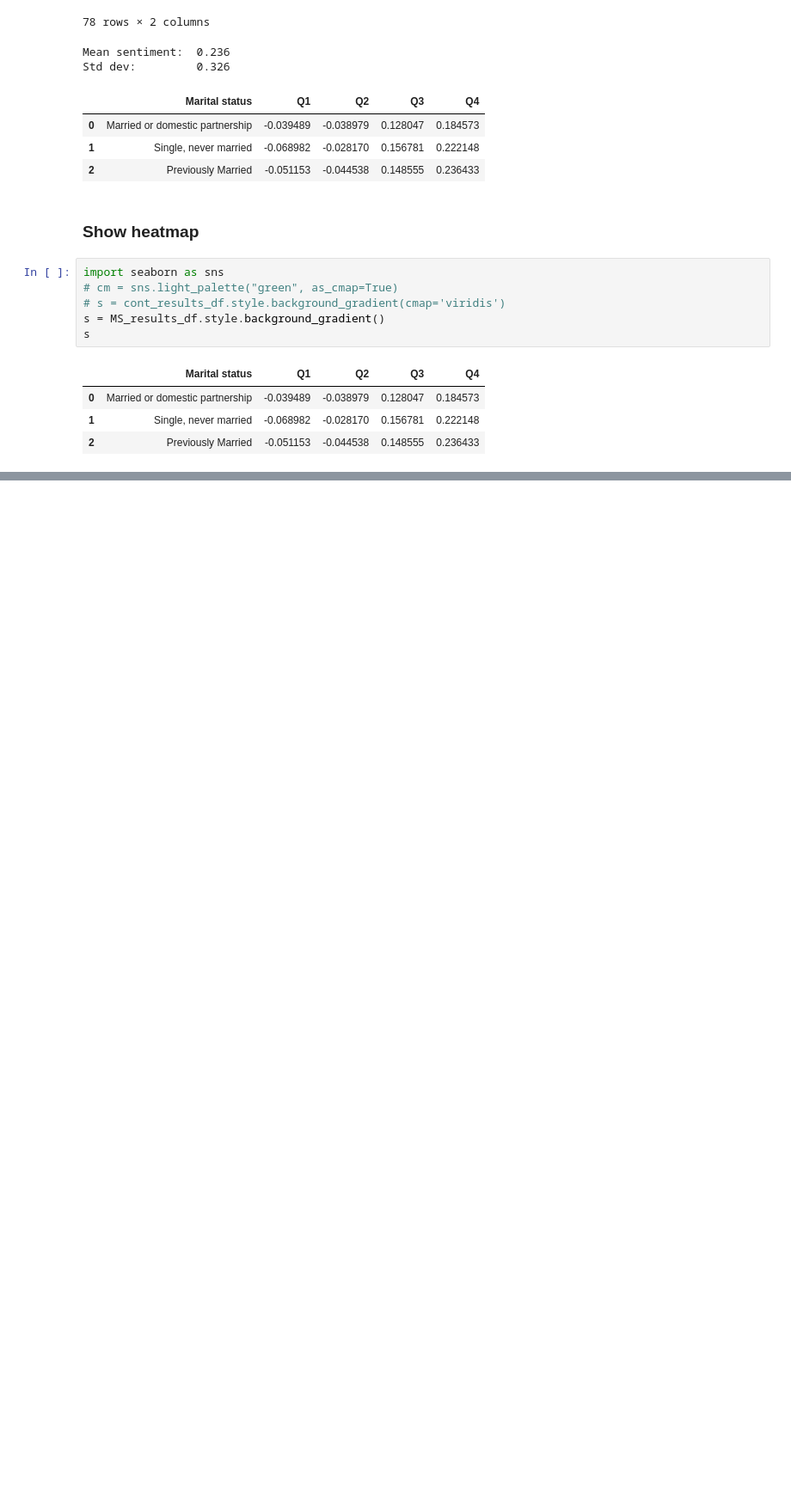
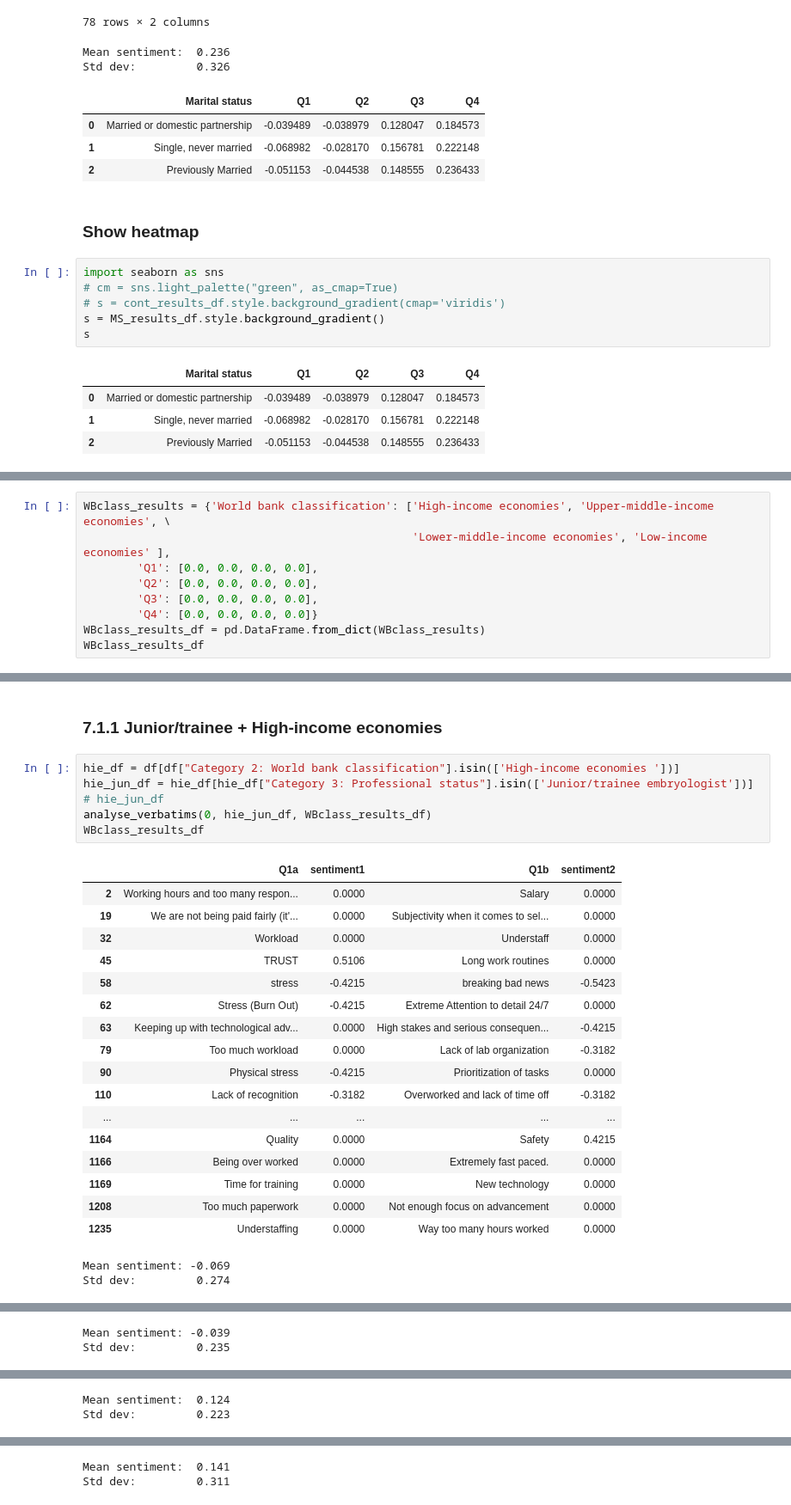
Before and after one commit to tgr2uk/surveyAnalysis, a Jupyter notebook: 4. Cohort analysis.ipynb, the cells around one changed output, grey strips where cells are left out. Shown at 86% size. Drawn from its saved outputs; the diff is of its cells as text; blank space fills up the shorter version.

```diff
--- a/4. Cohort analysis.ipynb
+++ b/4. Cohort analysis.ipynb
@@ -2067,0 +2071,9 @@ s
+# %%
+WBclass_results = {'World bank classification': ['High-income economies', 'Upper-middle-income economies', \
+                                                 'Lower-middle-income economies', 'Low-income economies' ],
+        'Q1': [0.0, 0.0, 0.0, 0.0],
+        'Q2': [0.0, 0.0, 0.0, 0.0],
+        'Q3': [0.0, 0.0, 0.0, 0.0],
+        'Q4': [0.0, 0.0, 0.0, 0.0]}
+WBclass_results_df = pd.DataFrame.from_dict(WBclass_results)
+WBclass_results_df
@@ -2067,0 +2086,28 @@ s
+# %% [markdown]
+### 7.1.1 Junior/trainee + High-income economies
+# %%
+hie_df = df[df["Category 2: World bank classification"].isin(['High-income economies '])]
+hie_jun_df = hie_df[hie_df["Category 3: Professional status"].isin(['Junior/trainee embryologist'])]
+# hie_jun_df
+analyse_verbatims(0, hie_jun_df, WBclass_results_df)
+WBclass_results_df
+# %% [output]
+|  | Q1a | sentiment1 | Q1b | sentiment2 |
+| 2 | Working hours and too many respon... | 0.0000 | Salary | 0.0000 |
+| 19 | We are not being paid fairly (it'... | 0.0000 | Subjectivity when it comes to sel... | 0.0000 |
+| 32 | Workload | 0.0000 | Understaff | 0.0000 |
+| 45 | TRUST | 0.5106 | Long work routines | 0.0000 |
+| 58 | stress | -0.4215 | breaking bad news | -0.5423 |
+| 62 | Stress (Burn Out) | -0.4215 | Extreme Attention to detail 24/7 | 0.0000 |
+| 63 | Keeping up with technological adv... | 0.0000 | High stakes and serious consequen... | -0.4215 |
+| 79 | Too much workload | 0.0000 | Lack of lab organization | -0.3182 |
+| 90 | Physical stress | -0.4215 | Prioritization of tasks | 0.0000 |
+| 110 | Lack of recognition | -0.3182 | Overworked and lack of time off | -0.3182 |
+| ... | ... | ... | ... | ... |
+| 1164 | Quality | 0.0000 | Safety | 0.4215 |
+| 1166 | Being over worked | 0.0000 | Extremely fast paced. | 0.0000 |
+| 1169 | Time for training | 0.0000 | New technology | 0.0000 |
+| 1208 | Too much paperwork | 0.0000 | Not enough focus on advancement | 0.0000 |
+| 1235 | Understaffing | 0.0000 | Way too many hours worked | 0.0000 |
+Mean sentiment: -0.069
+Std dev:         0.274
@@ -2067,0 +2131,2 @@ s
+Mean sentiment: -0.039
+Std dev:         0.235
@@ -2067,0 +2150,2 @@ s
+Mean sentiment:  0.124
+Std dev:         0.223
@@ -2067,0 +2169,2 @@ s
+Mean sentiment:  0.141
+Std dev:         0.311
```
Also changed, not shown: parts of 38 cells of this notebook.
